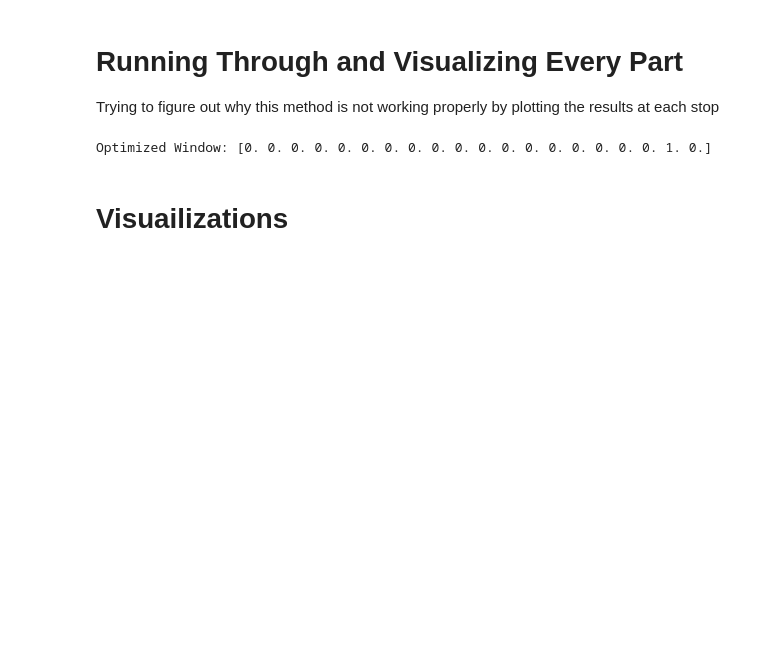
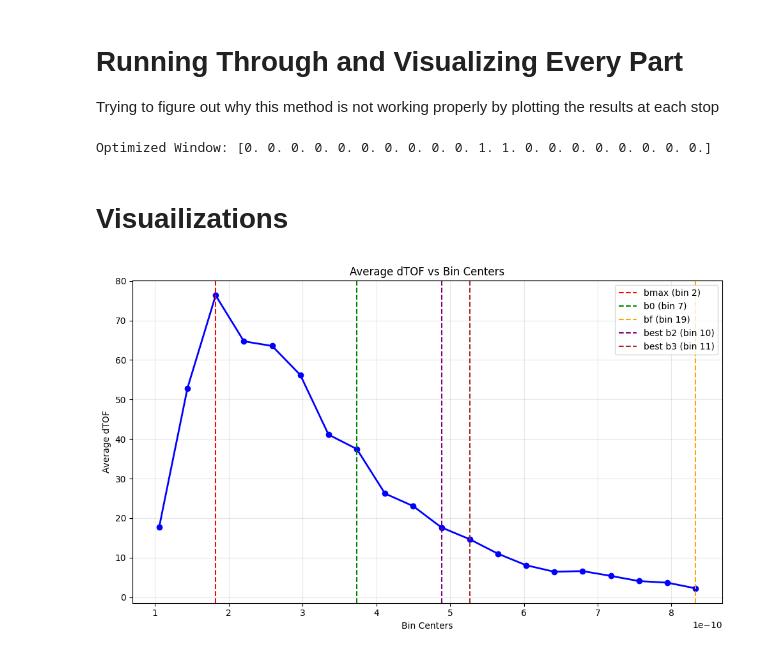
Before and after one commit to RishadR/joint_tof_opt, a Jupyter notebook: visual_debug/liu_optimization.ipynb, the cells around one changed output. Drawn from its saved outputs; the diff is of its cells as text; code cells hidden in the pictures; blank space fills up the shorter version.

```diff
--- a/visual_debug/liu_optimization.ipynb
+++ b/visual_debug/liu_optimization.ipynb
@@ -18,11 +18,11 @@ from pathlib import Path
 import matplotlib.pyplot as plt
 from joint_tof_opt import get_named_moment_module
 
-tof_dataset_path = Path("../data/generated_tof_set_experiment_0000.npz")
-measurand = "abs"
+tof_dataset_path = Path("../data/generated_tof_set_experiment_0004.npz")
+measurand = "m1"
 harmonic_count = 2
-fhr_hw = 0.1
-normalize_window = True
+fhr_hw = 0.5
+normalize_window = False
 
 ## Data Loading
 data = np.load(tof_dataset_path)
@@ -41,13 +41,13 @@ if isinstance(measurand, str):
 else:
     moment_calculator = measurand
 
-fetal_bin = int(fetal_f / (sampling_rate / 2 / num_timepoints))
-maternal_bin = int(maternal_f / (sampling_rate / 2 / num_timepoints))
+fetal_bin = int(fetal_f / (sampling_rate / num_timepoints))
+maternal_bin = int(maternal_f / (sampling_rate / num_timepoints))
 fetal_bins = []
 for h in range(1, harmonic_count + 1):
-    width_int_in_bins = int(fhr_hw / (sampling_rate / 2 / num_timepoints))
-    left_edge = max(fetal_bin - h * width_int_in_bins, 0)
-    right_edge = min(fetal_bin + h * width_int_in_bins, num_timepoints // 2)
+    width_int_in_bins = int(fhr_hw / (sampling_rate / num_timepoints))
+    left_edge = max(h * fetal_bin - width_int_in_bins, 0)
+    right_edge = min(h * fetal_bin + width_int_in_bins, num_timepoints // 2 + 1)
     fetal_bins.extend(list(range(left_edge, right_edge + 1)))
 
 # Step 1: Find bmax
@@ -62,10 +62,10 @@ for b in range(bmax + 1, num_bins):
         b0 = b
         break
 bf = num_bins - 1 # bin where counts fall to 10% of max
-# for b in range(num_bins - 1, bmax, -1):
-#     if average_dtof[b] <= half_max_value * 0.1:
-#         bf = b
-#         break
+for b in range(num_bins - 1, bmax, -1):
+    if average_dtof[b] <= half_max_value * 0.1:
+        bf = b
+        break
 
 # Step 3: Nested loop over (b2, b3)
 measurand_fft_dict = {}
@@ -75,16 +75,18 @@ snr_dict = {}
 
 best_snr = 0.0
 best_window = None
-for b2 in range(bmax, bf):
+best_b2 = bmax
+best_b3 = bf
+for b2 in range(b0, bf):
 # for b2 in range(b0, bf):
-    for b3 in range(b2, bf):    # Inclusive
+    for b3 in range(b2 + 1, bf):    # Inclusive
         # Create rectangular window
         window = torch.zeros(num_bins, dtype=torch.float32)
         window[b2 : b3 + 1] = 1.0
-        window /= torch.norm(window, 2)  # Normalize window
         measurand_series = moment_calculator(window)
         measurand_series = measurand_series - torch.mean(measurand_series)  # Detrend
         measurand_fft = torch.fft.rfft(measurand_series)
+        fft_freqs = torch.fft.rfftfreq(len(measurand_series), d=1.0 / sampling_rate)
         fetal_fft_component = float(measurand_fft[fetal_bins].abs().sum().item())
         # Compute noise floor using MAD
         # measurand_fft_without_excluded = measurand_fft[bins_to_include]
@@ -97,7 +99,9 @@ for b2 in range(bmax, bf):
         snr = fetal_fft_component / noise_floor
         if snr > best_snr:
             best_snr = snr
-            best_window = window.clone()  # Clone this so we don't point to the changing tensor
+            best_window = window.clone()
+            best_b2 = b2
+            best_b3 = b3
 
         # Logging for analysis
         measurand_fft_dict[(b2, b3)] = measurand_fft.clone()
@@ -115,9 +119,30 @@ else:
 
 print("Optimized Window:", best_window.numpy())
 # %% [output]
-Optimized Window: [0. 0. 0. 0. 0. 0. 0. 0. 0. 0. 0. 0. 0. 0. 0. 0. 0. 0. 1. 0.]
+Optimized Window: [0. 0. 0. 0. 0. 0. 0. 0. 0. 0. 1. 1. 0. 0. 0. 0. 0. 0. 0. 0.]
 # %% [markdown]
 # Visuailizations
+# %%
+# Calculate bin centers from bin edges
+bin_centers = (bin_edges_tensor[:-1] + bin_edges_tensor[1:]) / 2
+
+# Plot average_dtof vs bin centers
+plt.figure(figsize=(10, 6))
+plt.plot(bin_centers.numpy(), average_dtof.numpy(), 'b-o', linewidth=2)
+plt.axvline(x=bin_centers[bmax].item(), color='r', linestyle='--', label=f'bmax (bin {bmax})')
+plt.axvline(x=bin_centers[b0].item(), color='g', linestyle='--', label=f'b0 (bin {b0})')
+plt.axvline(x=bin_centers[bf].item(), color='orange', linestyle='--', label=f'bf (bin {bf})')
+plt.axvline(x=bin_centers[best_b2].item(), color='purple', linestyle='--', label=f'best b2 (bin {best_b2})')
+plt.axvline(x=bin_centers[best_b3].item(), color='brown', linestyle='--', label=f'best b3 (bin {best_b3})')
+plt.xlabel('Bin Centers')
+plt.ylabel('Average dTOF')
+plt.title('Average dTOF vs Bin Centers')
+plt.legend()
+plt.grid(True, alpha=0.3)
+plt.tight_layout()
+plt.show()
+# %% [output]
+[figure, added]
 # %%
 # Create figure with subplots for the three metrics
 fig, axes = plt.subplots(1, 3, figsize=(18, 5))
```
Also changed, not shown: parts of 1 cell of this notebook, 2 other files.
